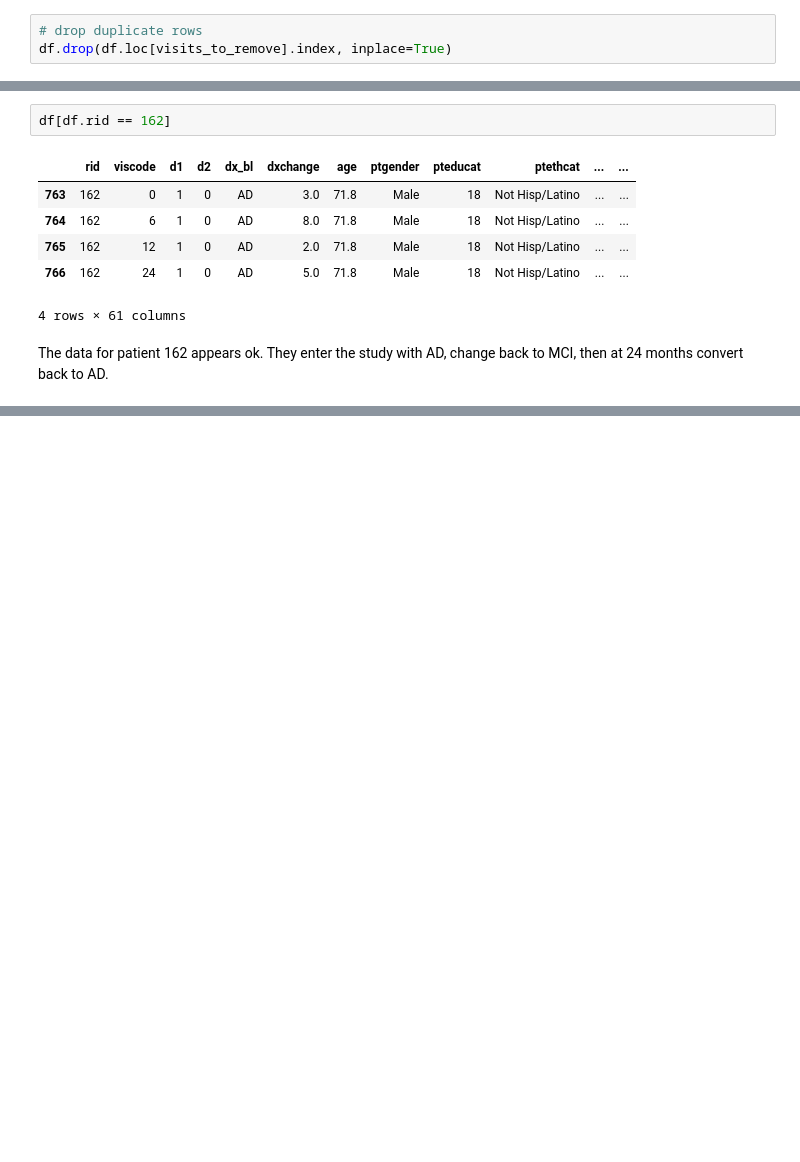
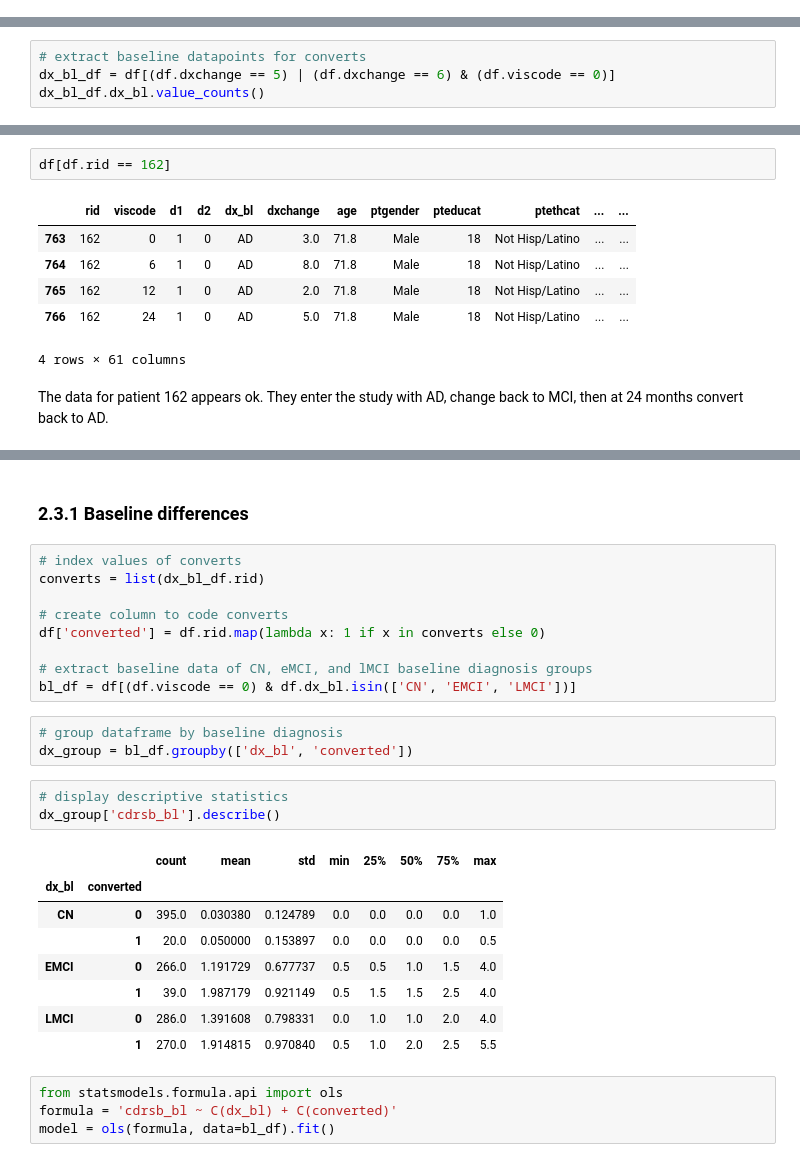
Before and after one commit to keshavkrishnagangwar/springboard_data_science, a Jupyter notebook: capstone_1_mri/eda.ipynb, the cells around one changed output, grey strips where cells are left out. Saved outputs shown, nothing was run; the diff lists cells and outputs as text; blank space fills up the shorter version.

```diff
--- a/capstone_1_mri/eda.ipynb
+++ b/capstone_1_mri/eda.ipynb
@@ -1095,3 +678,0 @@ len(visits_to_remove)
-# %%
-# drop duplicate rows
-df.drop(df.loc[visits_to_remove].index, inplace=True)
@@ -1122,0 +681,4 @@ Name: dx_bl, dtype: int64
+# %%
+# extract baseline datapoints for converts
+dx_bl_df = df[(df.dxchange == 5) | (df.dxchange == 6) & (df.viscode == 0)]
+dx_bl_df.dx_bl.value_counts()
@@ -1254,0 +804,30 @@ plot_dx(tests[3])
+# %% [markdown]
+### 2.3.1 Baseline differences
+# %%
+# index values of converts
+converts = list(dx_bl_df.rid)
+
+# create column to code converts
+df['converted'] = df.rid.map(lambda x: 1 if x in converts else 0)
+
+# extract baseline data of CN, eMCI, and lMCI baseline diagnosis groups
+bl_df = df[(df.viscode == 0) & df.dx_bl.isin(['CN', 'EMCI', 'LMCI'])]
+# %%
+# group dataframe by baseline diagnosis
+dx_group = bl_df.groupby(['dx_bl', 'converted'])
+# %%
+# display descriptive statistics
+dx_group['cdrsb_bl'].describe()
+# %% [output]
+|  |  | count | mean | std | min | 25% | 50% | 75% | max |
+| dx_bl | converted |  |  |  |  |  |  |  |  |
+| CN | 0 | 395.0 | 0.030380 | 0.124789 | 0.0 | 0.0 | 0.0 | 0.0 | 1.0 |
+|  | 1 | 20.0 | 0.050000 | 0.153897 | 0.0 | 0.0 | 0.0 | 0.0 | 0.5 |
+| EMCI | 0 | 266.0 | 1.191729 | 0.677737 | 0.5 | 0.5 | 1.0 | 1.5 | 4.0 |
+|  | 1 | 39.0 | 1.987179 | 0.921149 | 0.5 | 1.5 | 1.5 | 2.5 | 4.0 |
+| LMCI | 0 | 286.0 | 1.391608 | 0.798331 | 0.0 | 1.0 | 1.0 | 2.0 | 4.0 |
+|  | 1 | 270.0 | 1.914815 | 0.970840 | 0.5 | 1.0 | 2.0 | 2.5 | 5.5 |
+# %%
+from statsmodels.formula.api import ols
+formula = 'cdrsb_bl ~ C(dx_bl) + C(converted)'
+model = ols(formula, data=bl_df).fit()
```
Also changed, not shown: parts of 83 cells of this notebook.
